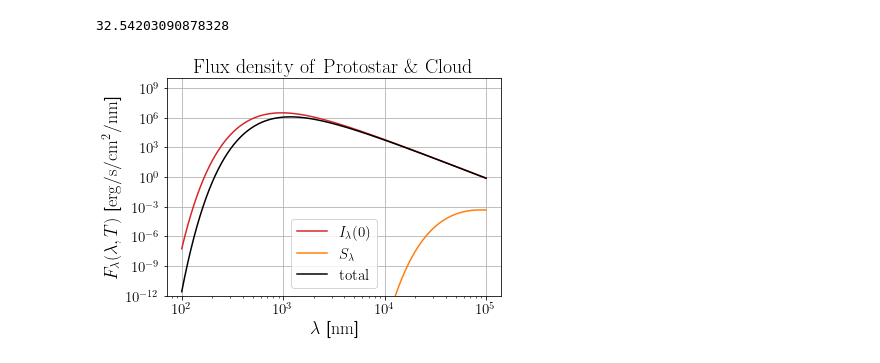
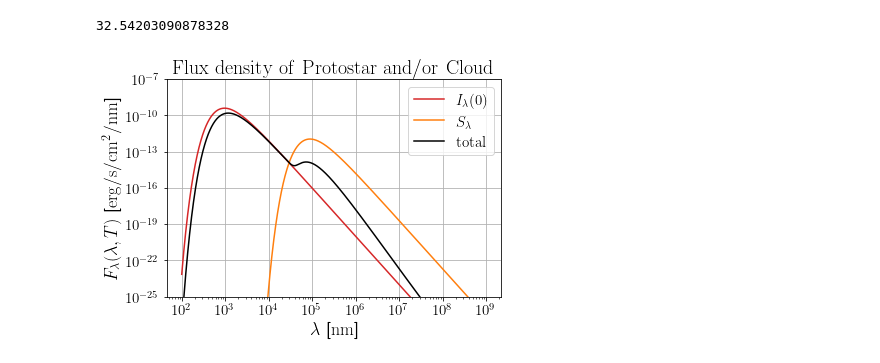
Before and after one commit to twht3035374852/Wong_PHYA201, a Jupyter notebook: PHYA201_hw1_ThomasWong.ipynb, the cells around one changed output. Cells and saved outputs as stored; diff of their text form; code cells hidden in the pictures.

```diff
--- a/PHYA201_hw1_ThomasWong.ipynb
+++ b/PHYA201_hw1_ThomasWong.ipynb
@@ -117,19 +117,19 @@ T_C  # [T_C]=K
 # %%
 # Q3(e)
 def I_lambda_T(lambda_,T_proto_,T_C_):
-    return F_lambda_T(lambda_, T_proto_)*np.exp(-tau_lambda(lambda_)) + F_lambda_T(lambda_, T_C_)*(1-np.exp(-tau_lambda(lambda_)))
-
-plt.loglog(lambda_range, F_lambda_T(lambda_range, T_proto), 'tab:red', label=r'$I_\lambda(0)$')
-plt.loglog(lambda_range, F_lambda_T(lambda_range, T_C), 'tab:orange', label=r'$S_\lambda$')
+    return F_lambda_T(lambda_, T_proto_)*(R_proto/10/3.26/9.46e17)**2*np.exp(-tau_lambda(lambda_)) + F_lambda_T(lambda_, T_C_)*(R_C/10/3.26/9.46e17)**2*(1-np.exp(-tau_lambda(lambda_)))
+lambda_range = np.logspace(2,9,10000)
+plt.loglog(lambda_range, F_lambda_T(lambda_range, T_proto)*(R_proto/10/3.26/9.46e17)**2, 'tab:red', label=r'$I_\lambda(0)$')
+plt.loglog(lambda_range, F_lambda_T(lambda_range, T_C)*(R_C/10/3.26/9.46e17)**2, 'tab:orange', label=r'$S_\lambda$')
 plt.loglog(lambda_range, I_lambda_T(lambda_range,T_proto,T_C), 'k', label=r'$\rm{total}$')
-plt.title(r'$\rm{Flux\,\,density\,\,of\,\,Protostar\,\,\&\,\,Cloud}$', size=20)
+plt.title(r'$\rm{Flux\,\,density\,\,of\,\,Protostar\,\,and/or\,\,Cloud}$', size=20)
 plt.xticks(size=15)
 plt.yticks(size=15)
 plt.xlabel(r'$\lambda$ [$\rm nm$]', size=18)
 plt.ylabel(r'$F_\lambda(\lambda,T)$ [$\rm erg/s/cm^2/nm$]', size=18)
 plt.legend(fontsize=15)
-plt.ylim(1e-12,1e10)  # zoom into region of interest
+plt.ylim(1e-25,1e-7)  # zoom into region of interest
 plt.grid()
 plt.show()
 # %% [output]
-[figure, old version]
+[figure, new version]
```
Also changed, not shown: parts of 2 cells of this notebook.
